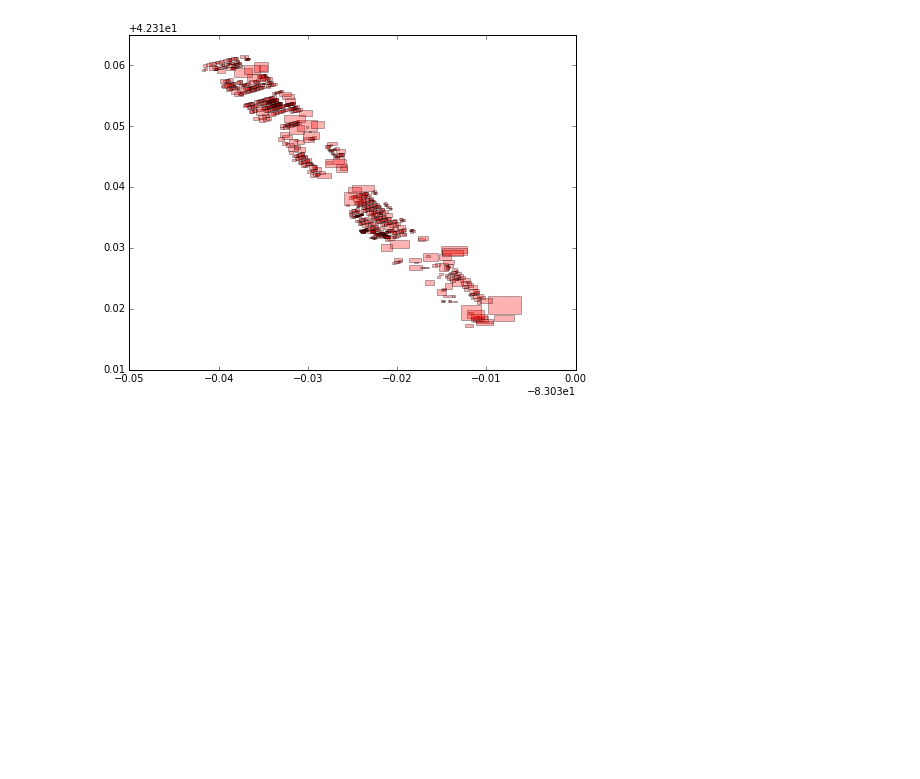
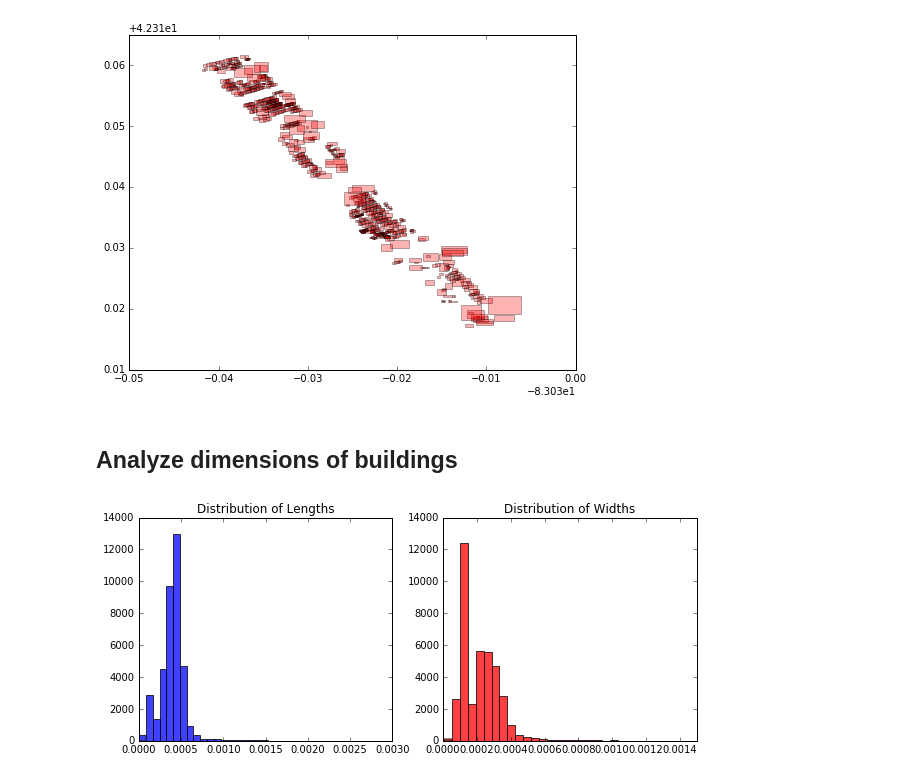
Before and after one commit to cyang019/blight_fight, a Jupyter notebook: src/Building_size_estimation.ipynb, the cells around one changed output. Saved outputs shown, nothing was run; the diff lists cells and outputs as text; code cells hidden in the pictures; blank space fills up the shorter version.

```diff
--- a/src/Building_size_estimation.ipynb
+++ b/src/Building_size_estimation.ipynb
@@ -152,3 +157,25 @@ plt.ylim(42.32,42.375)
 plt.show()
 # %% [output]
 [figure]
+# %% [markdown]
+## Analyze dimensions of buildings
+# %%
+lengths = parcels['length'].values
+widths = parcels['width'].values
+
+indices = np.random.randint(0,lengths.shape[0],int(lengths.shape[0]/10) - 1)
+lengths_sample = lengths[indices]
+widths_sample = widths[indices]
+# %%
+fig = plt.figure(figsize=(10,4))
+ax1 = plt.subplot2grid((1,2),(0,0))
+ax1.hist(lengths_sample,200,facecolor='blue', alpha=0.75)
+ax1.set_title("Distribution of Lengths")
+ax1.set_xlim(0,0.003)
+ax2 = plt.subplot2grid((1,2),(0,1))
+ax2.hist(widths_sample,200,facecolor='red', alpha=0.75)
+ax2.set_title("Distribution of Widths")
+ax2.set_xlim(0,0.0015)
+plt.show()
+# %% [output]
+[figure, added]
```
Also changed, not shown: parts of 12 cells of this notebook, 2 other files.
